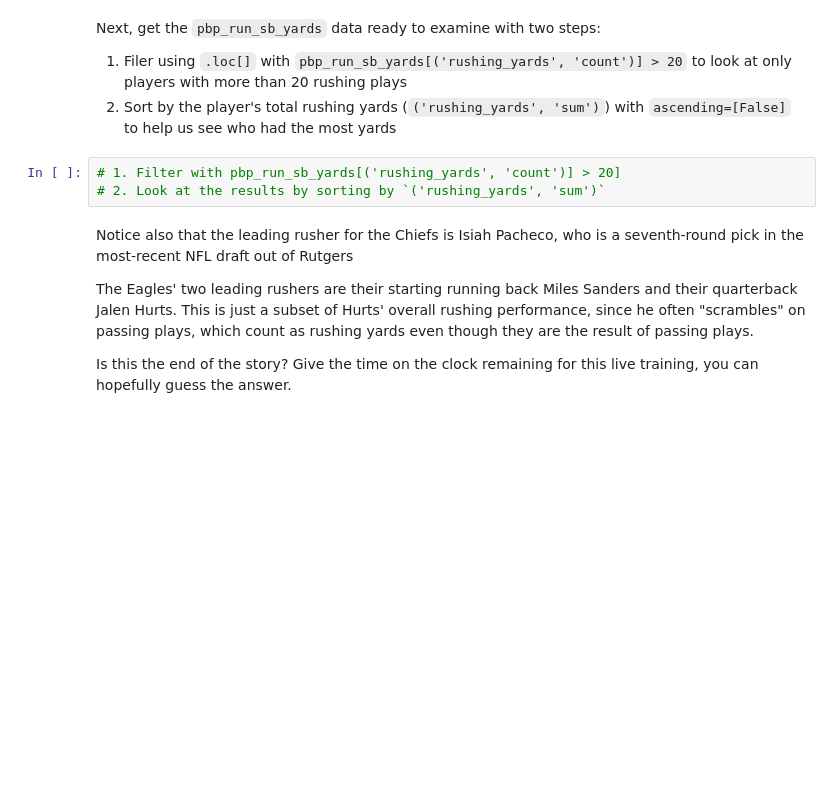
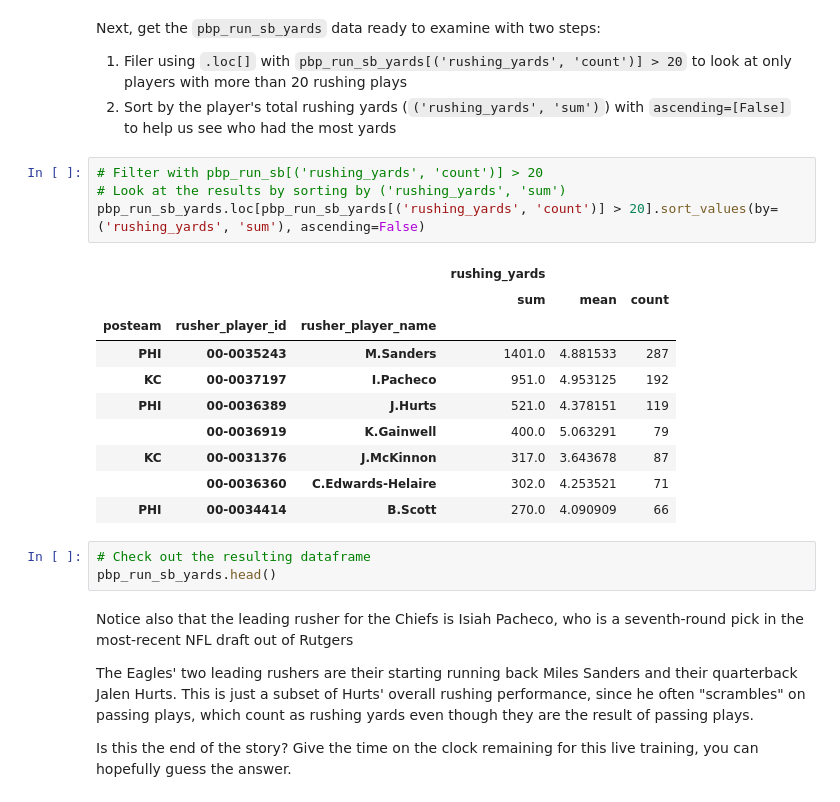
Before and after one commit to SirTee12/DataCamp-Code-Along-Projects, a Jupyter notebook: SuperBowl Analysis/SuperBowl_Analysis.ipynb, the cells around one changed output. Saved outputs shown, nothing was run; the diff lists cells and outputs as text; blank space fills up the shorter version.

```diff
--- a/SuperBowl Analysis/SuperBowl_Analysis.ipynb
+++ b/SuperBowl Analysis/SuperBowl_Analysis.ipynb
@@ -116,8 +141,23 @@ Next, get the `pbp_run_sb_yards` data ready to examine with two steps:
 1. Filer using `.loc[]` with `pbp_run_sb_yards[('rushing_yards', 'count')] > 20` to look at only players with more than 20 rushing plays
 2. Sort by the player's total rushing yards (`('rushing_yards', 'sum')`) with `ascending=[False]` to help us see who had the most yards
 # %%
-# 1. Filter with pbp_run_sb_yards[('rushing_yards', 'count')] > 20]
-# 2. Look at the results by sorting by `('rushing_yards', 'sum')`
+# Filter with pbp_run_sb[('rushing_yards', 'count')] > 20
+# Look at the results by sorting by ('rushing_yards', 'sum')
+pbp_run_sb_yards.loc[pbp_run_sb_yards[('rushing_yards', 'count')] > 20].sort_values(by=('rushing_yards', 'sum'), ascending=False)
+# %% [output]
+|  |  |  | rushing_yards |  |  |
+|  |  |  | sum | mean | count |
+| posteam | rusher_player_id | rusher_player_name |  |  |  |
+| PHI | 00-0035243 | M.Sanders | 1401.0 | 4.881533 | 287 |
+| KC | 00-0037197 | I.Pacheco | 951.0 | 4.953125 | 192 |
+| PHI | 00-0036389 | J.Hurts | 521.0 | 4.378151 | 119 |
+|  | 00-0036919 | K.Gainwell | 400.0 | 5.063291 | 79 |
+| KC | 00-0031376 | J.McKinnon | 317.0 | 3.643678 | 87 |
+|  | 00-0036360 | C.Edwards-Helaire | 302.0 | 4.253521 | 71 |
+| PHI | 00-0034414 | B.Scott | 270.0 | 4.090909 | 66 |
+# %%
+# Check out the resulting dataframe
+pbp_run_sb_yards.head()
 # %% [markdown]
 Notice also that the leading rusher for the Chiefs is Isiah Pacheco, who is a seventh-round pick in the most-recent NFL draft out of Rutgers
 
```
Also changed, not shown: parts of 5 cells of this notebook.
